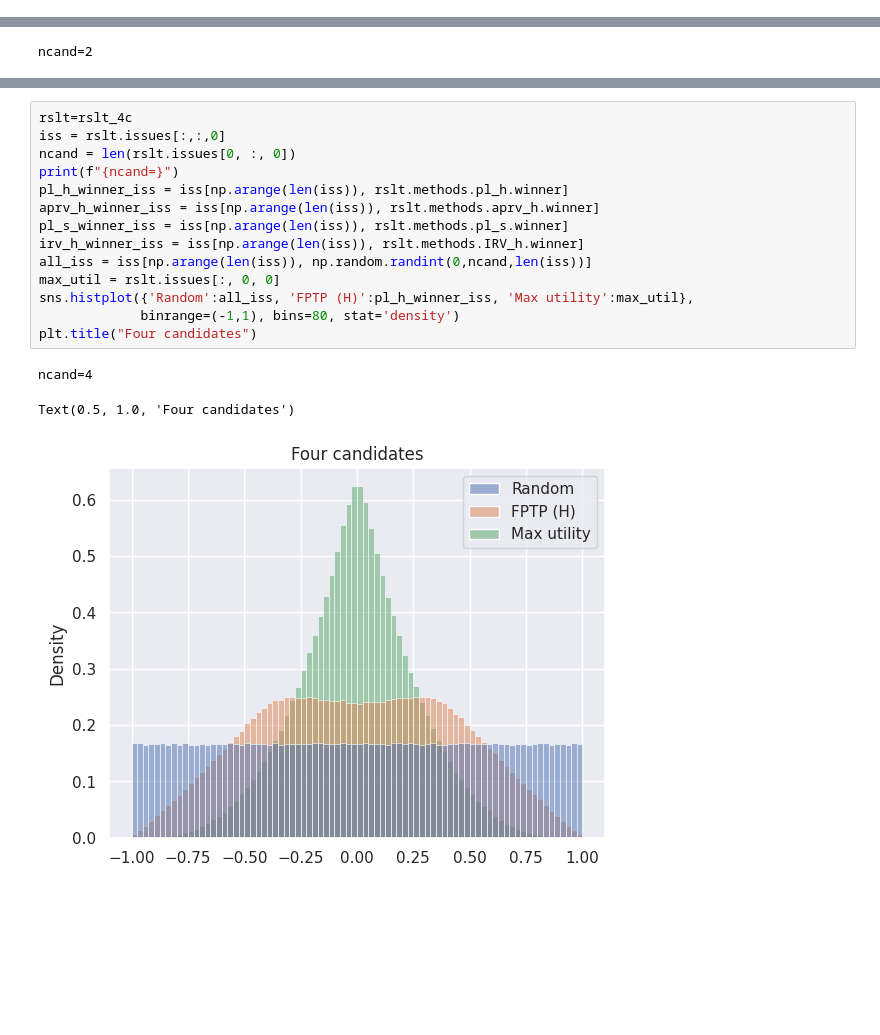
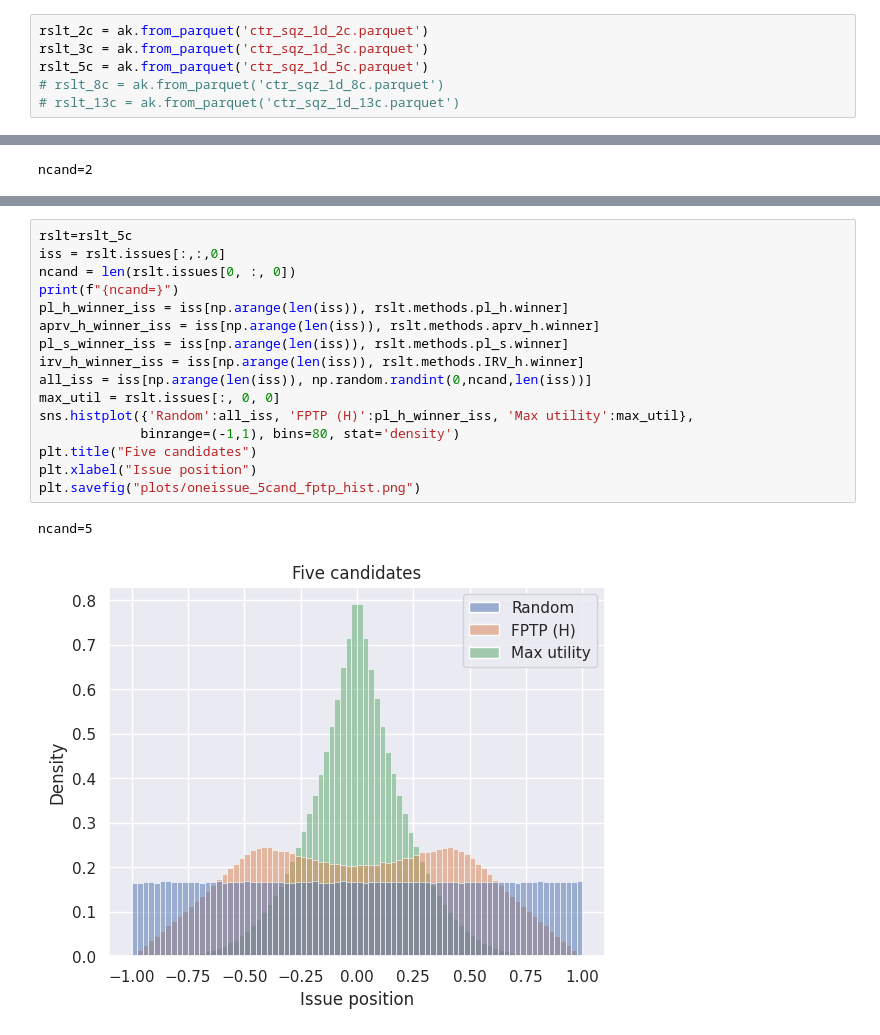
Before and after one commit to tcawlfield/vote-sim-studies, a Jupyter notebook: notebooks/center_squeeze.ipynb, the cells around one changed output, grey strips where cells are left out. Saved outputs shown, nothing was run; the diff lists cells and outputs as text; blank space fills up the shorter version.

```diff
--- a/notebooks/center_squeeze.ipynb
+++ b/notebooks/center_squeeze.ipynb
@@ -69 +63,7 @@ rslt_2c = ak.from_parquet('ctr_sqz_1d_2c.parquet')
+# %%
+rslt_2c = ak.from_parquet('ctr_sqz_1d_2c.parquet')
+rslt_3c = ak.from_parquet('ctr_sqz_1d_3c.parquet')
+rslt_5c = ak.from_parquet('ctr_sqz_1d_5c.parquet')
+# rslt_8c = ak.from_parquet('ctr_sqz_1d_8c.parquet')
+# rslt_13c = ak.from_parquet('ctr_sqz_1d_13c.parquet')
 # %%
@@ -111,21 +118,22 @@ Text(0.5, 1.0, 'Two candidates (All voting methods agree)')
 # %%
-rslt=rslt_4c
+rslt=rslt_5c
 iss = rslt.issues[:,:,0]
 ncand = len(rslt.issues[0, :, 0])
 print(f"{ncand=}")
 pl_h_winner_iss = iss[np.arange(len(iss)), rslt.methods.pl_h.winner]
 aprv_h_winner_iss = iss[np.arange(len(iss)), rslt.methods.aprv_h.winner]
 pl_s_winner_iss = iss[np.arange(len(iss)), rslt.methods.pl_s.winner]
 irv_h_winner_iss = iss[np.arange(len(iss)), rslt.methods.IRV_h.winner]
 all_iss = iss[np.arange(len(iss)), np.random.randint(0,ncand,len(iss))]
 max_util = rslt.issues[:, 0, 0]
 sns.histplot({'Random':all_iss, 'FPTP (H)':pl_h_winner_iss, 'Max utility':max_util},
              binrange=(-1,1), bins=80, stat='density')
-plt.title("Four candidates")
+plt.title("Five candidates")
+plt.xlabel("Issue position")
+plt.savefig("plots/oneissue_5cand_fptp_hist.png")
 # %% [output]
-ncand=4
+ncand=5
-Text(0.5, 1.0, 'Four candidates')
-[figure, old version]
+[figure, new version]
 # %%
 sns.histplot({'IRV (H)':irv_h_winner_iss, 'FPTP (Strat)':pl_s_winner_iss, 'Max utility':max_util},
              binrange=(-1,1), bins=80, stat='density')
```
Also changed, not shown: parts of 34 cells of this notebook, 46 other files.
